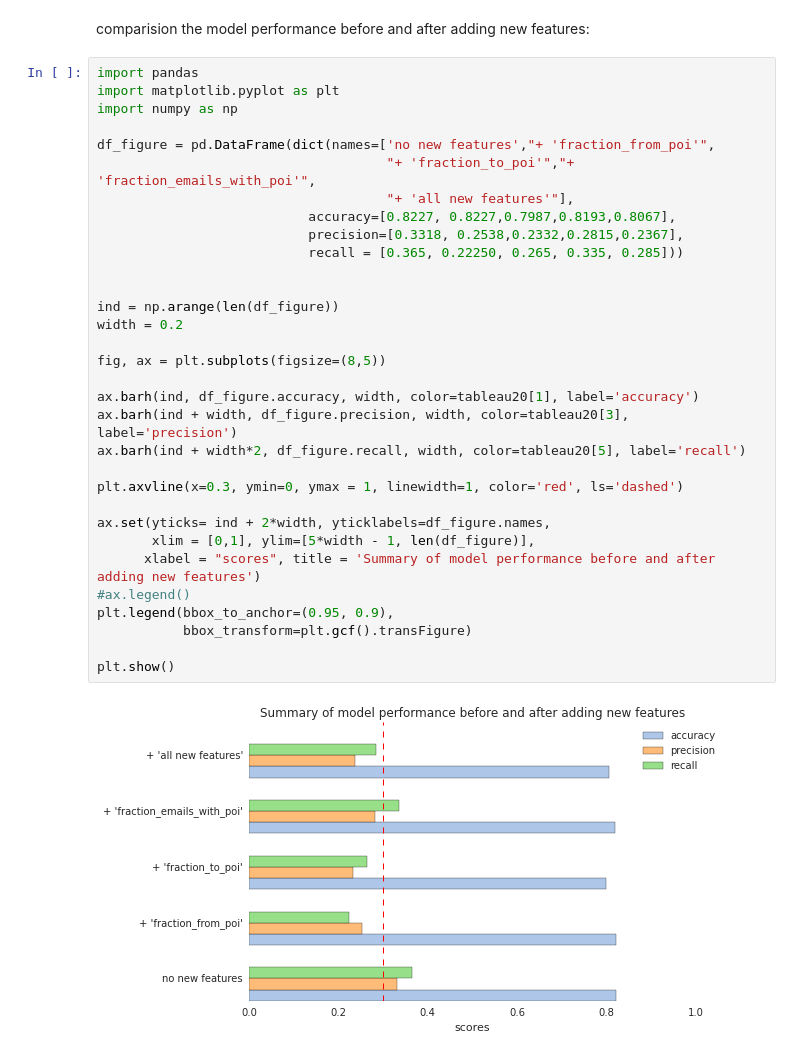
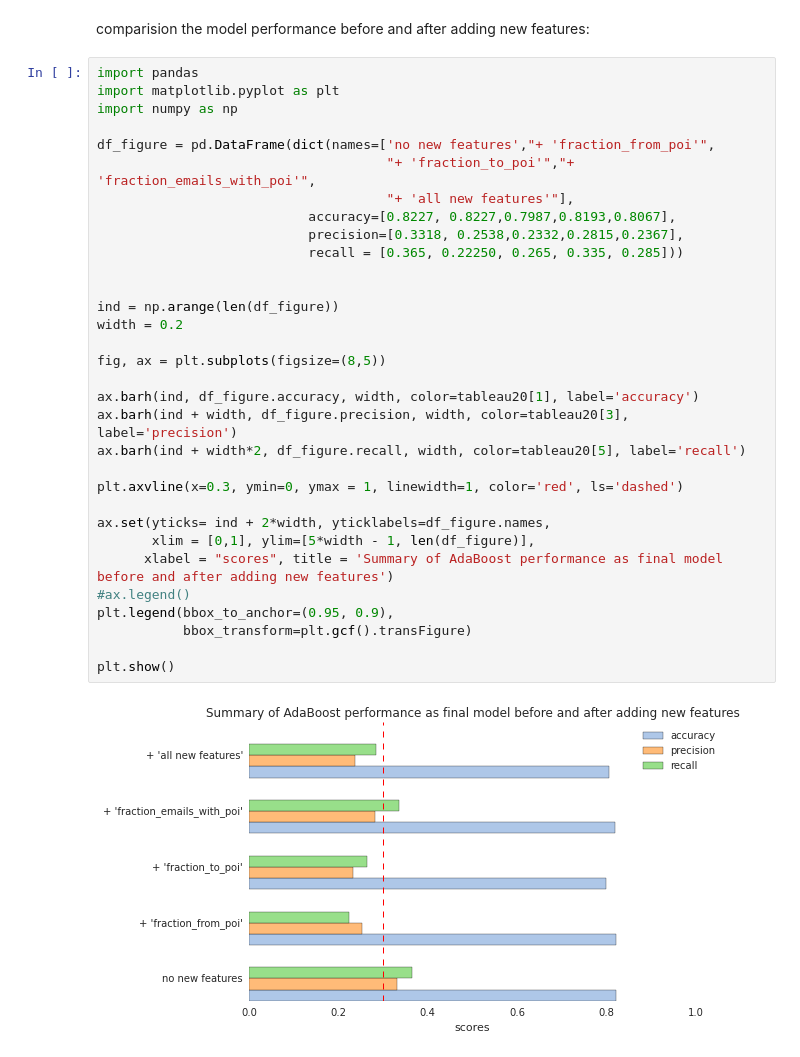
Before and after one commit to cyuancheng/Intro-Machine-Learning, a Jupyter notebook: Project4_ML_workflow.ipynb, the cells around one changed output. Saved outputs shown, nothing was run; the diff lists cells and outputs as text.

Commit message:
updated figures

```diff
--- a/Project4_ML_workflow.ipynb
+++ b/Project4_ML_workflow.ipynb
@@ -1019,32 +1011,32 @@ import pandas
 import matplotlib.pyplot as plt
 import numpy as np
 
 df_figure = pd.DataFrame(dict(names=['no new features',"+ 'fraction_from_poi'",
                                      "+ 'fraction_to_poi'","+ 'fraction_emails_with_poi'",
                                      "+ 'all new features'"],
                            accuracy=[0.8227, 0.8227,0.7987,0.8193,0.8067],
                            precision=[0.3318, 0.2538,0.2332,0.2815,0.2367],
                            recall = [0.365, 0.22250, 0.265, 0.335, 0.285]))
 
 
 ind = np.arange(len(df_figure))
 width = 0.2
 
 fig, ax = plt.subplots(figsize=(8,5))
 
 ax.barh(ind, df_figure.accuracy, width, color=tableau20[1], label='accuracy')
 ax.barh(ind + width, df_figure.precision, width, color=tableau20[3], label='precision')
 ax.barh(ind + width*2, df_figure.recall, width, color=tableau20[5], label='recall')
 
 plt.axvline(x=0.3, ymin=0, ymax = 1, linewidth=1, color='red', ls='dashed')
 
 ax.set(yticks= ind + 2*width, yticklabels=df_figure.names,
        xlim = [0,1], ylim=[5*width - 1, len(df_figure)],
-      xlabel = "scores", title = 'Summary of model performance before and after adding new features')
+      xlabel = "scores", title = 'Summary of AdaBoost performance as final model before and after adding new features')
 #ax.legend()
 plt.legend(bbox_to_anchor=(0.95, 0.9),
            bbox_transform=plt.gcf().transFigure)
 
 plt.show()
 # %% [output]
-[figure, old version]
+[figure, new version]
```
Also changed, not shown: parts of 5 cells of this notebook, 2 other files.
